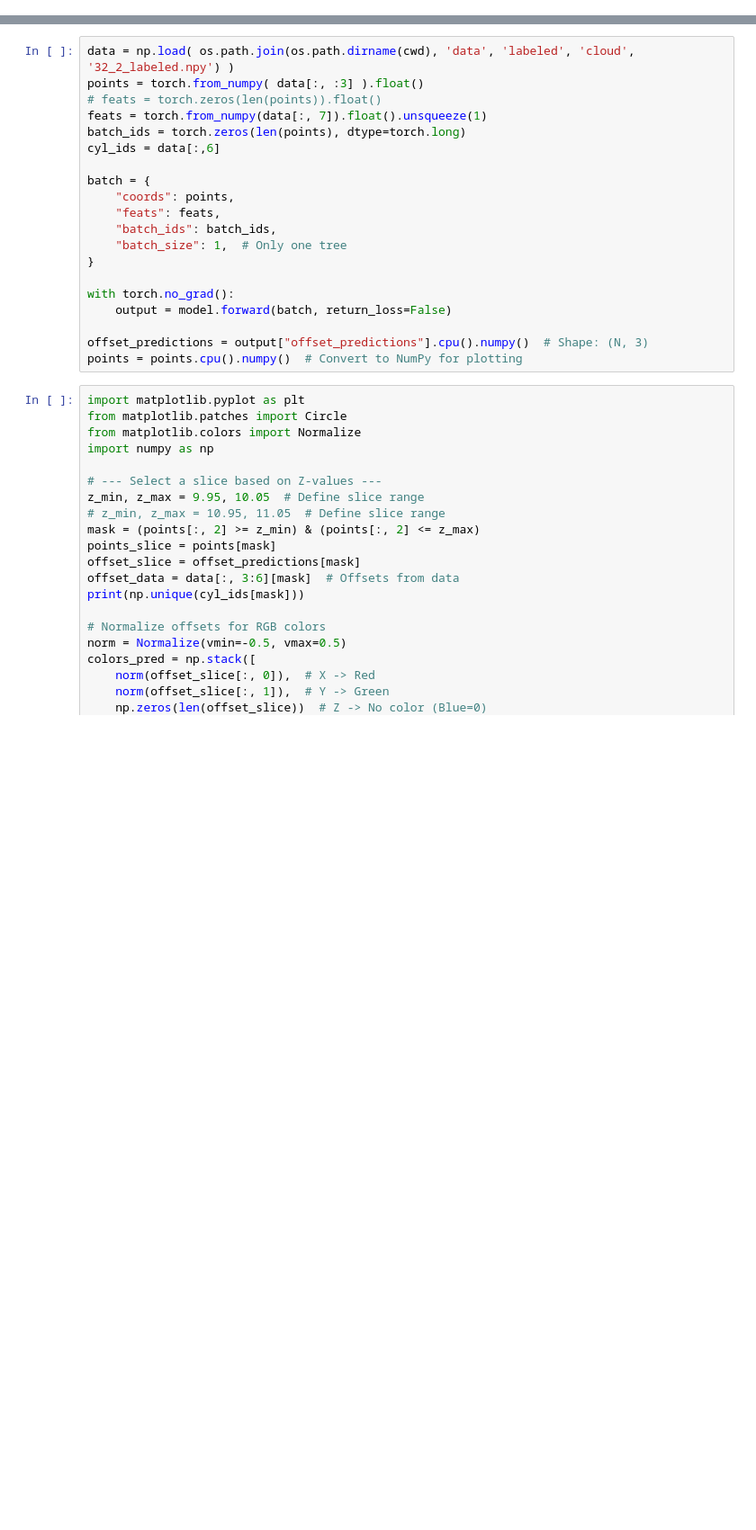
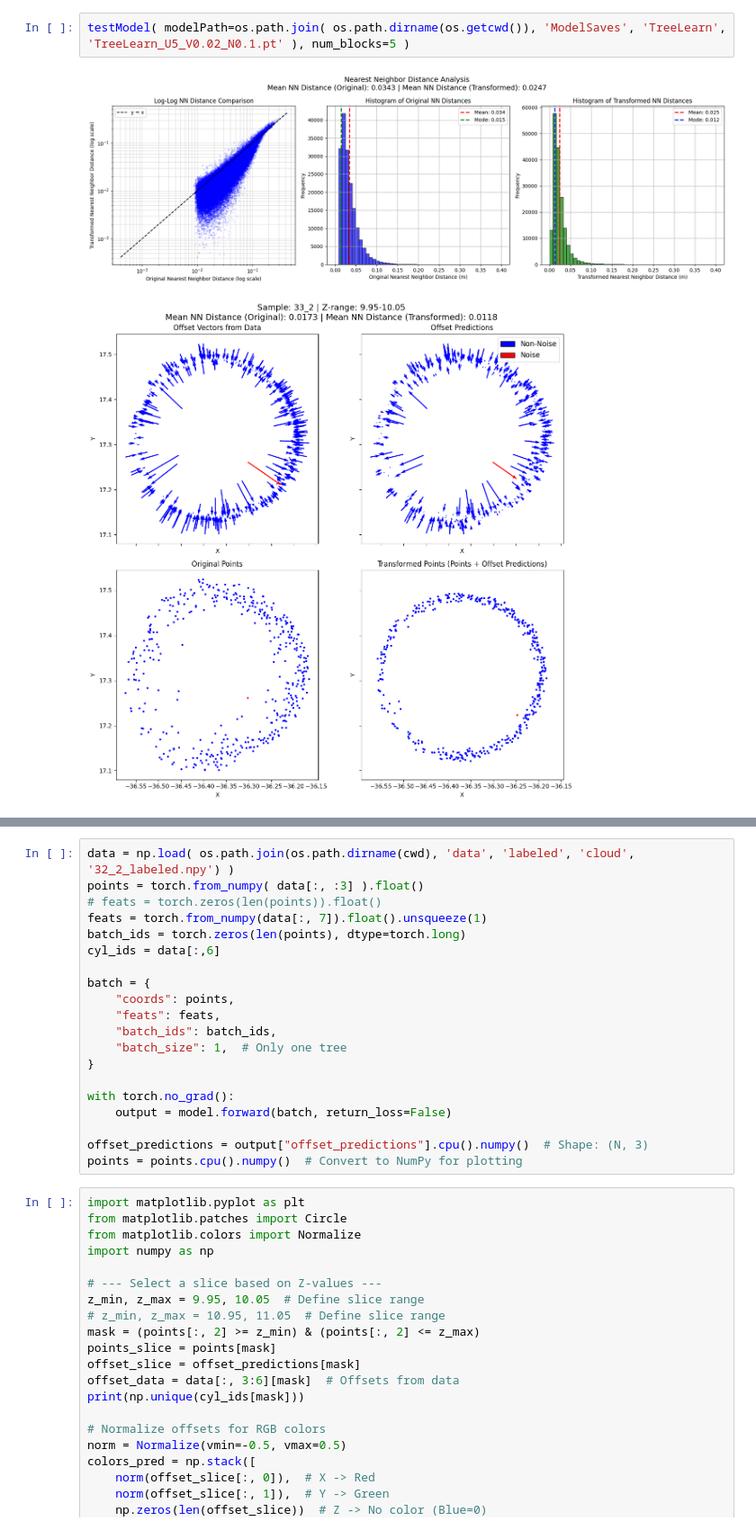
Before and after one commit to RobinDanek/Extracting-Tree-Morphology-From-Point-Clouds, a Jupyter notebook: TestingScripts/test_TreeLearn.ipynb, the cells around one changed output, grey strips where cells are left out. Shown at 90% size. Cells and saved outputs as stored; diff of their text form; blank space fills up the shorter version.

```diff
--- a/TestingScripts/test_TreeLearn.ipynb
+++ b/TestingScripts/test_TreeLearn.ipynb
@@ -5,0 +13,5 @@ from Modules.TreeLearn.TreeLearn import TreeLearn
+# %%
+testModel( modelPath=os.path.join( os.path.dirname(os.getcwd()), 'ModelSaves', 'TreeLearn', 'TreeLearn_U5_V0.02_N0.1.pt' ), num_blocks=5 )
+# %% [output]
+[figure, added]
+[figure, added]
```
Also changed, not shown: parts of 7 cells of this notebook, 1 other file.
